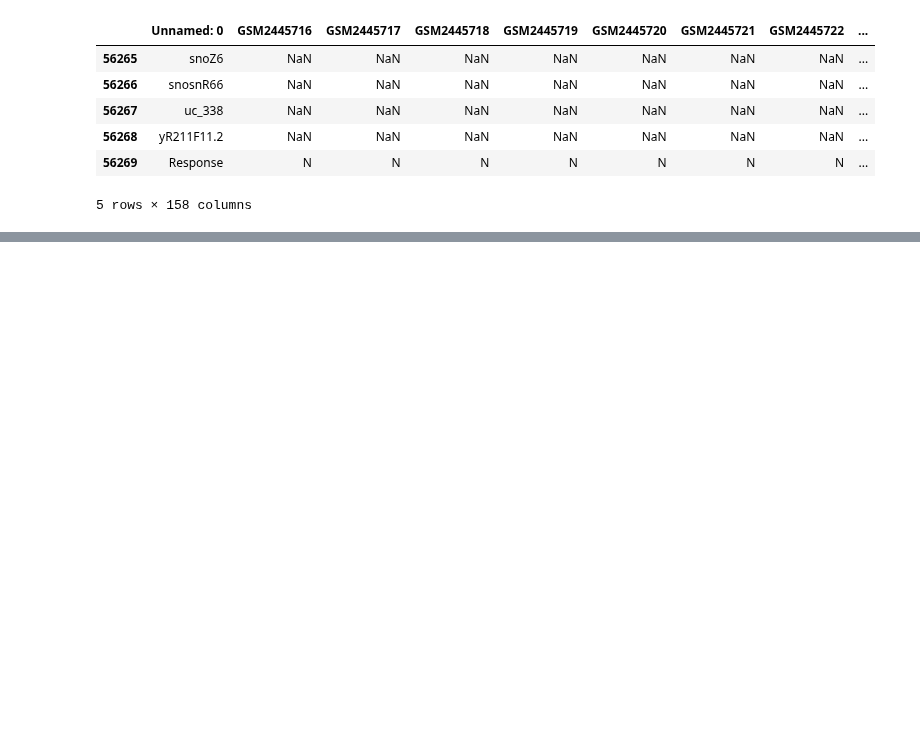
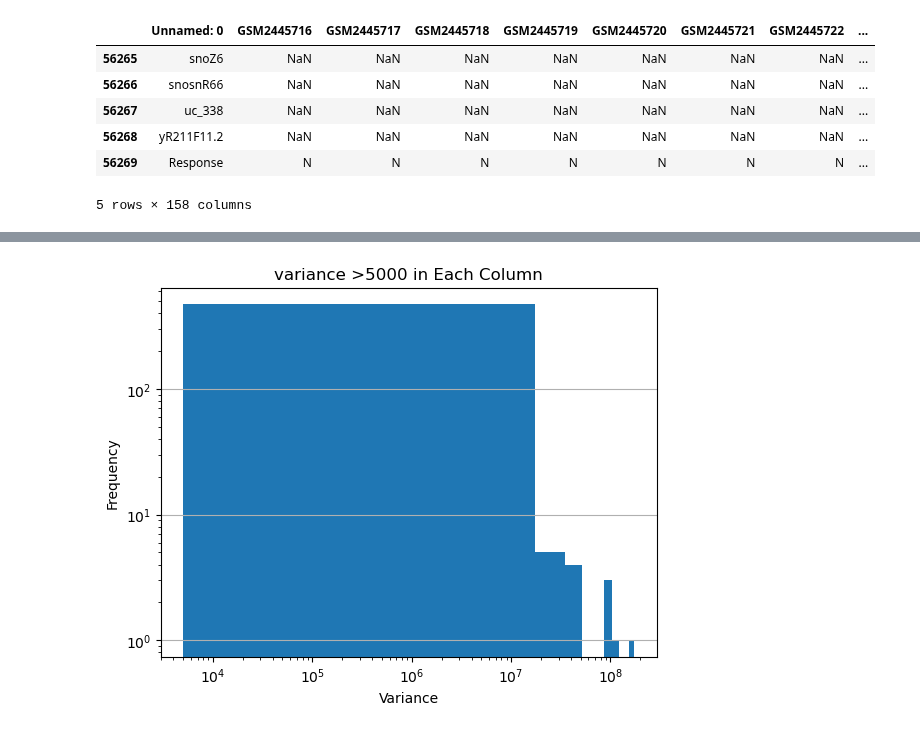
Before and after one commit to evzhng/LMP1210_2024, a Jupyter notebook: scripts/preprocess_v2.ipynb, the cells around one changed output, grey strips where cells are left out. Saved outputs shown, nothing was run; the diff lists cells and outputs as text; code cells hidden in the pictures; blank space fills up the shorter version.

```diff
--- a/scripts/preprocess_v2.ipynb
+++ b/scripts/preprocess_v2.ipynb
@@ -65,0 +107,5 @@ print(clean_data.shape)
+# %%
+# drop genes with >80% 0 input
+zero_percent = (clean_data == 0). mean(axis = 0)
+clean_data = clean_data.loc[:,zero_percent<0.8]
+print(clean_data.shape)
@@ -65,0 +136,13 @@ print(clean_data.shape)
+# %%
+col_var_more_than_5000 = col_var[col_var >= 5000]
+# %%
+plt.hist(col_var_more_than_5000)
+plt.xscale('log')
+plt.yscale('log')
+plt.xlabel('Variance')
+plt.ylabel('Frequency')
+plt.title('variance >5000 in Each Column')
+plt.grid(axis='y')
+plt.show()
+# %% [output]
+[figure, added]
```
Also changed, not shown: parts of 15 cells of this notebook, 4 other files.
